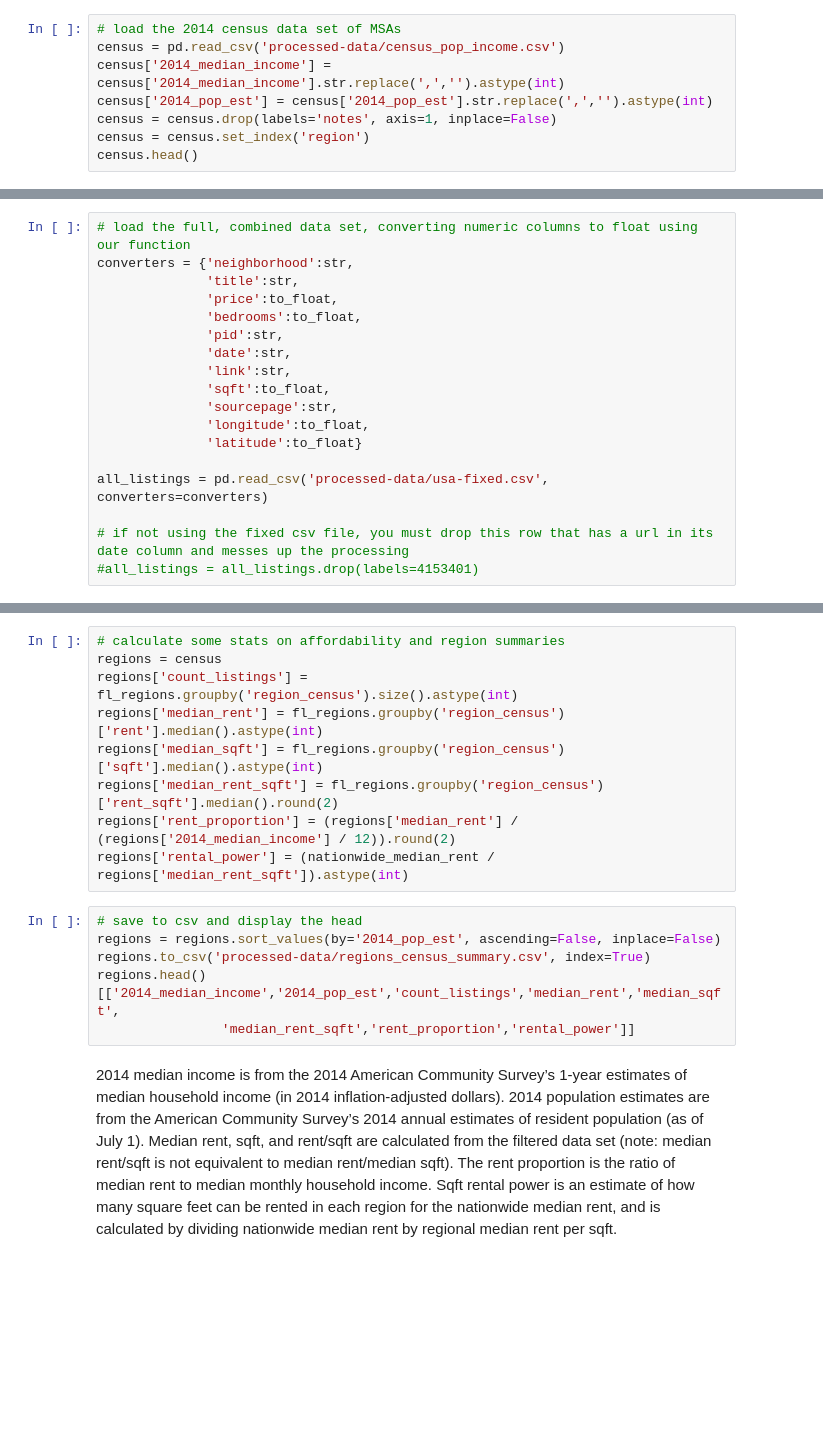
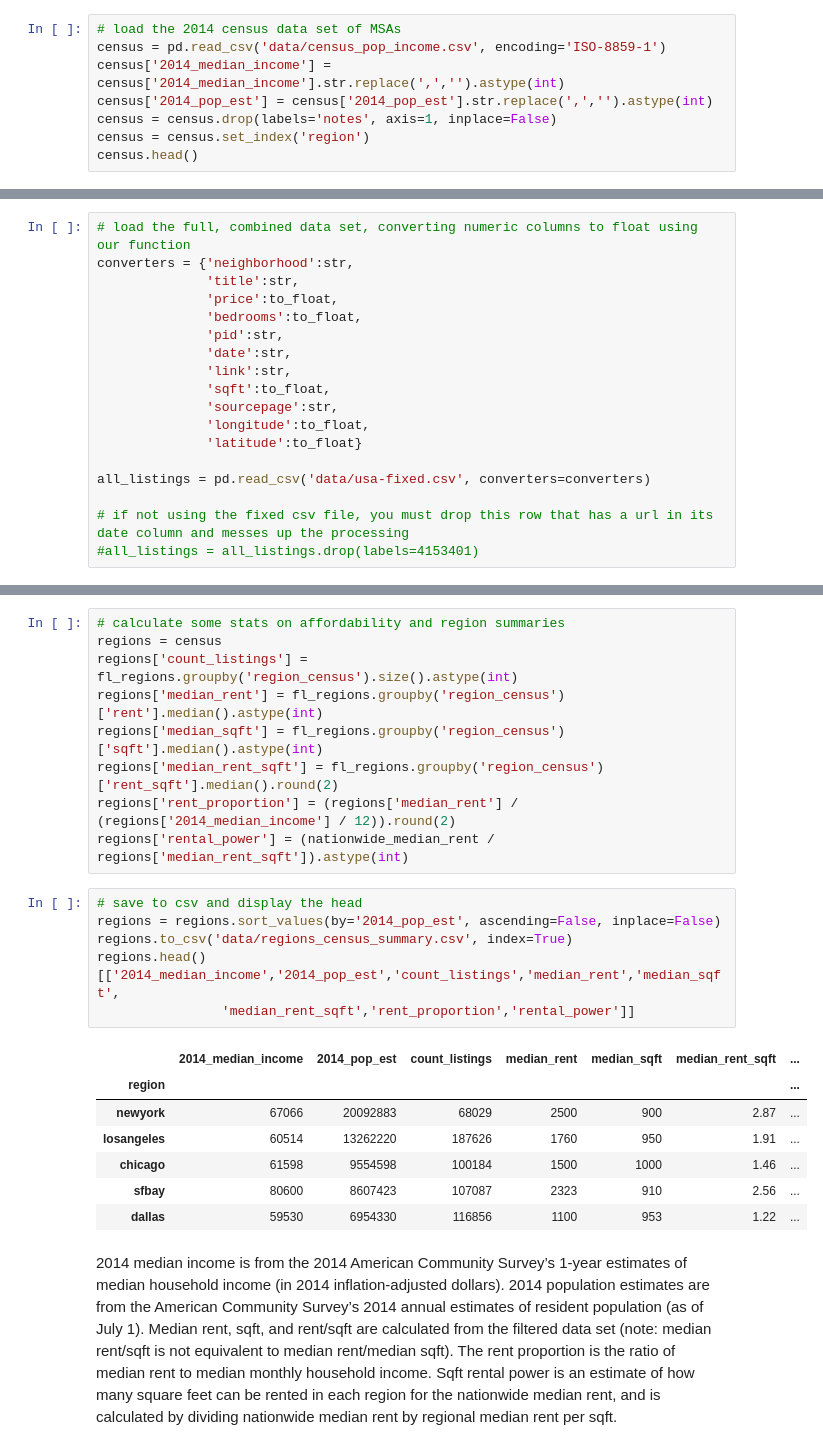
Before and after one commit to ual/rental-listings, a Jupyter notebook: listings-analyzer.ipynb, the cells around one changed output, grey strips where cells are left out. Saved outputs shown, nothing was run; the diff lists cells and outputs as text; blank space fills up the shorter version.

Commit message:
updated to python 3, changed paths to data to match repo structure

```diff
--- a/listings-analyzer.ipynb
+++ b/listings-analyzer.ipynb
@@ -34,7 +34,7 @@ def save_fig(fig, title, tight=True):
         fig.savefig(save_folder + title, dpi=dpi)
 # %%
 # load the 2014 census data set of MSAs
-census = pd.read_csv('processed-data/census_pop_income.csv')
+census = pd.read_csv('data/census_pop_income.csv', encoding='ISO-8859-1')
 census['2014_median_income'] = census['2014_median_income'].str.replace(',','').astype(int)
 census['2014_pop_est'] = census['2014_pop_est'].str.replace(',','').astype(int)
 census = census.drop(labels='notes', axis=1, inplace=False)
@@ -97,7 +109,7 @@ converters = {'neighborhood':str,
               'longitude':to_float,
               'latitude':to_float}
 
-all_listings = pd.read_csv('processed-data/usa-fixed.csv', converters=converters)
+all_listings = pd.read_csv('data/usa-fixed.csv', converters=converters)
 
 # if not using the fixed csv file, you must drop this row that has a url in its date column and messes up the processing
 #all_listings = all_listings.drop(labels=4153401)
@@ -541,9 +689,17 @@ regions['rental_power'] = (nationwide_median_rent / regions['median_rent_sqft'])
 # %%
 # save to csv and display the head
 regions = regions.sort_values(by='2014_pop_est', ascending=False, inplace=False)
-regions.to_csv('processed-data/regions_census_summary.csv', index=True)
+regions.to_csv('data/regions_census_summary.csv', index=True)
 regions.head()[['2014_median_income','2014_pop_est','count_listings','median_rent','median_sqft',
                 'median_rent_sqft','rent_proportion','rental_power']]
+# %% [output]
+|  | 2014_median_income | 2014_pop_est | count_listings | median_rent | median_sqft | median_rent_sqft | ... |
+| region |  |  |  |  |  |  | ... |
+| newyork | 67066 | 20092883 | 68029 | 2500 | 900 | 2.87 | ... |
+| losangeles | 60514 | 13262220 | 187626 | 1760 | 950 | 1.91 | ... |
+| chicago | 61598 | 9554598 | 100184 | 1500 | 1000 | 1.46 | ... |
+| sfbay | 80600 | 8607423 | 107087 | 2323 | 910 | 2.56 | ... |
+| dallas | 59530 | 6954330 | 116856 | 1100 | 953 | 1.22 | ... |
 # %% [markdown]
 2014 median income is from the 2014 American Community Survey’s 1-year estimates of median household income (in 2014 inflation-adjusted dollars). 2014 population estimates are from the American Community Survey’s 2014 annual estimates of resident population (as of July 1). Median rent, sqft, and rent/sqft are calculated from the filtered data set (note: median rent/sqft is not equivalent to median rent/median sqft). The rent proportion is the ratio of median rent to median monthly household income. Sqft rental power is an estimate of how many square feet can be rented in each region for the nationwide median rent, and is calculated by dividing nationwide median rent by regional median rent per sqft.
 # %%
```
Also changed, not shown: parts of 69 cells of this notebook.
